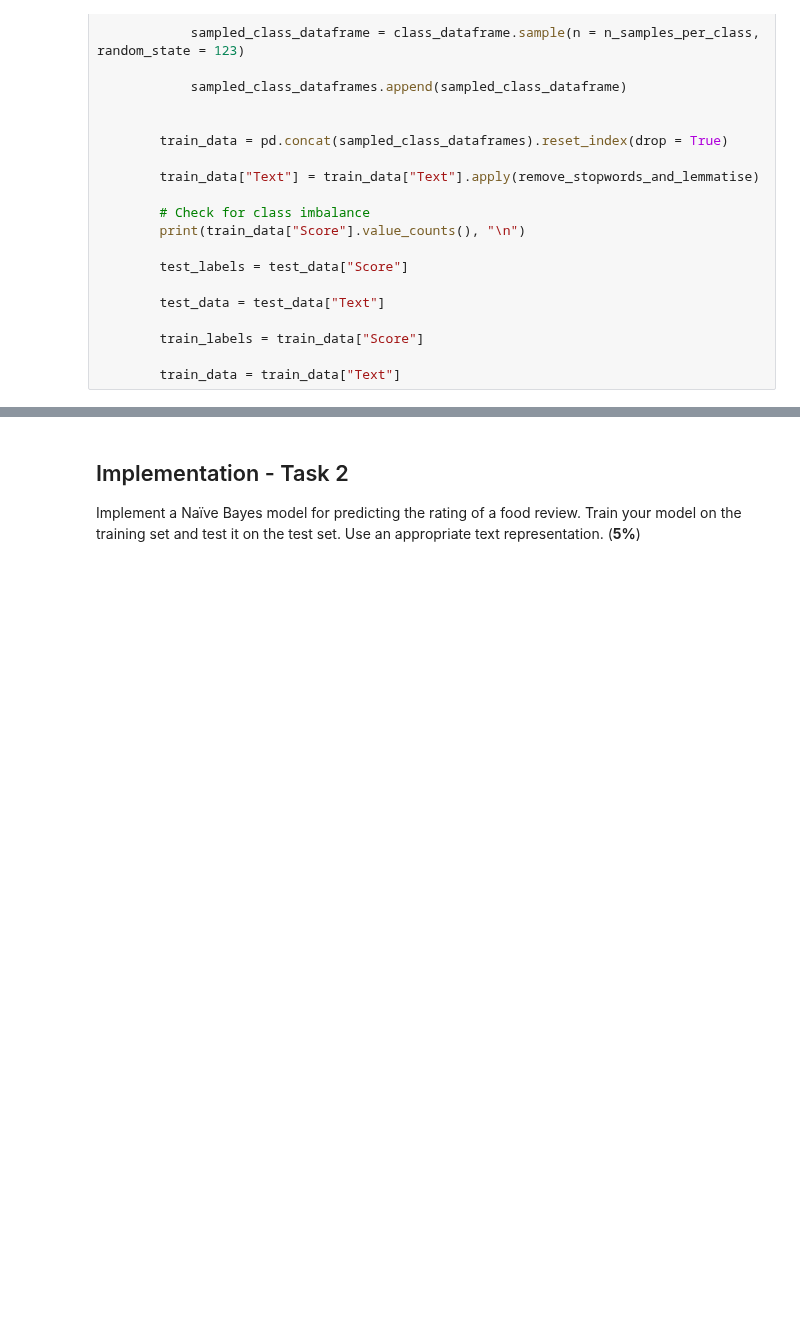
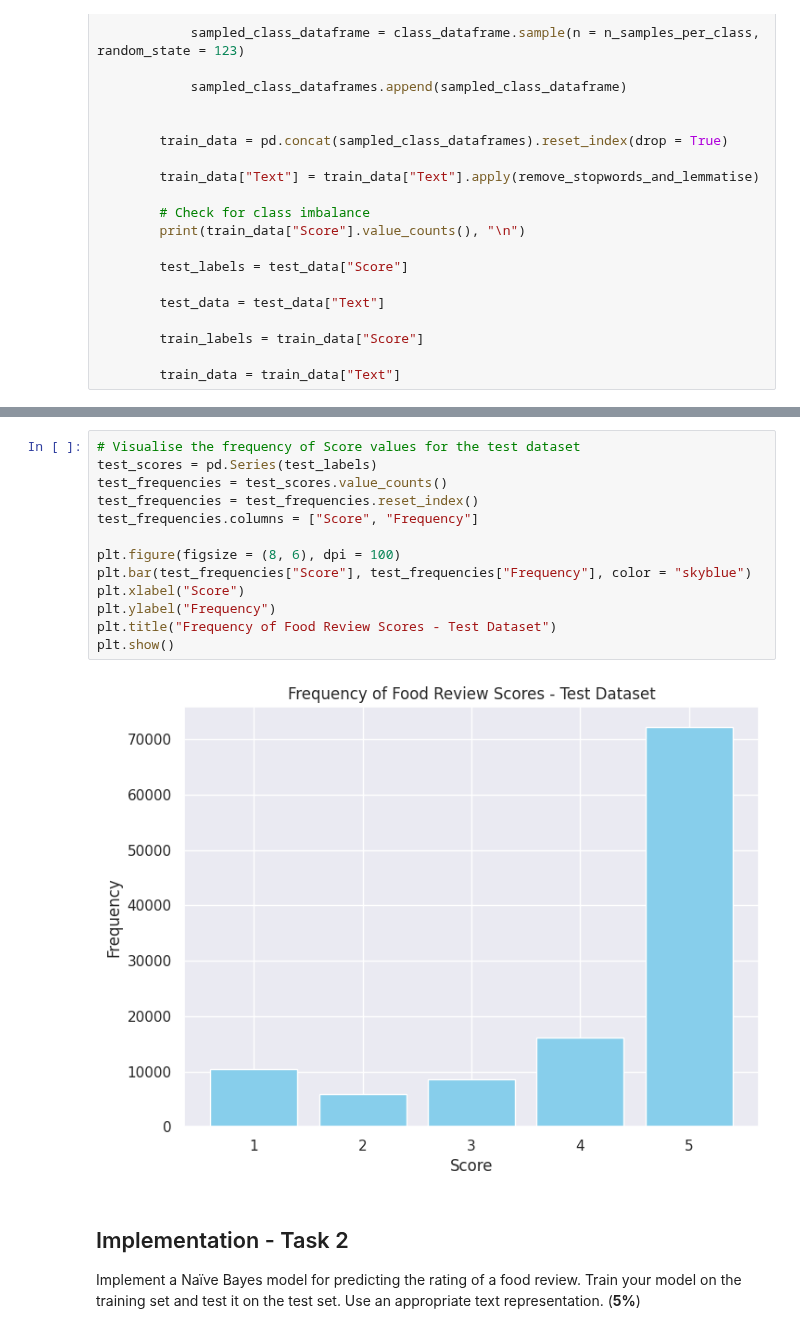
Before and after one commit to alasdair-breasley/tmla-assignment, a Jupyter notebook: TMLA_Assignment.ipynb, the cells around one changed output, grey strips where cells are left out. Drawn from its saved outputs; the diff is of its cells as text; blank space fills up the shorter version.

```diff
--- a/TMLA_Assignment.ipynb
+++ b/TMLA_Assignment.ipynb
@@ -349,3 +379,18 @@ if (load_preprocessed_data != True):
+# %%
+# Visualise the frequency of Score values for the test dataset
+test_scores = pd.Series(test_labels)
+test_frequencies = test_scores.value_counts()
+test_frequencies = test_frequencies.reset_index()
+test_frequencies.columns = ["Score", "Frequency"]
+
+plt.figure(figsize = (8, 6), dpi = 100)
+plt.bar(test_frequencies["Score"], test_frequencies["Frequency"], color = "skyblue")
+plt.xlabel("Score")
+plt.ylabel("Frequency")
+plt.title("Frequency of Food Review Scores - Test Dataset")
+plt.show()
+# %% [output]
+[figure, added]
 # %% [markdown]
 ## Implementation - Task 2
 Implement a Naïve Bayes model for predicting the rating of a food review. Train your model on the training set and test it on the test set. Use an appropriate text representation. (**5%**)
```
Also changed, not shown: parts of 4 cells of this notebook.
